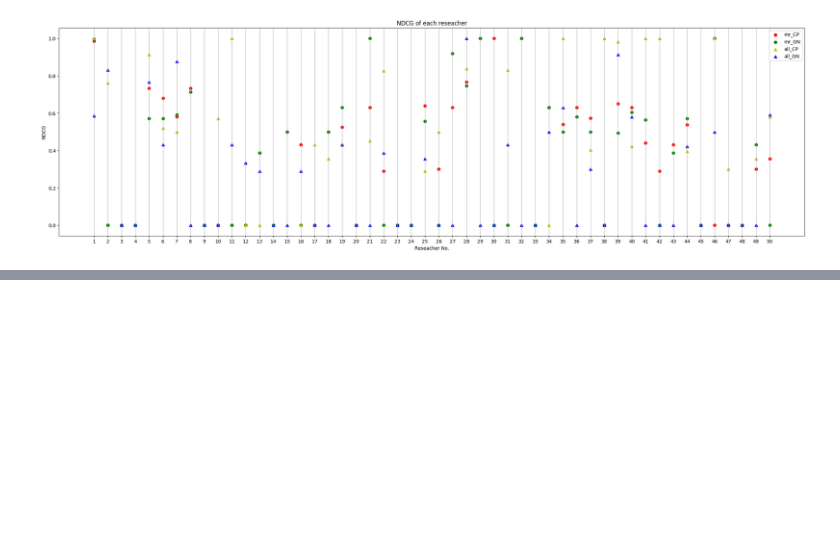
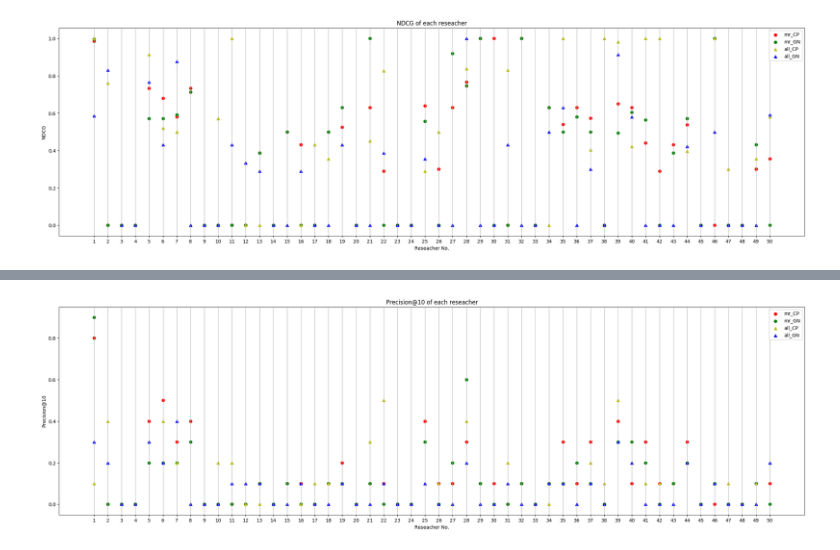
Before and after one commit to XueliPan/scholarly_paper_recommendatation, a Jupyter notebook: evaluation.ipynb, the cells around one changed output, grey strips where cells are left out. Drawn from its saved outputs; the diff is of its cells as text; code cells hidden in the pictures; blank space fills up the shorter version.

Commit message:
add plots of NDCG,P and RR for each reseacher

```diff
--- a/evaluation.ipynb
+++ b/evaluation.ipynb
@@ -196,24 +196,24 @@ def get_ndcg_p_mrr(data,ground_truth,num_user,k,rank_matrix_file):
     # get mean ndcg for the ranking matrix of 50 researchers
     average_ndcg = get_avg_ndcg(rank_matrix)
     metrics4each_user['NDCG@10'] = average_ndcg[1]
-    for r in range(1,num_user+1,1):
-        print('the ndcg for researcher {} is: {}'.format(r, average_ndcg[1][r-1]))
+#     for r in range(1,num_user+1,1):
+#         print('the ndcg for researcher {} is: {}'.format(r, average_ndcg[1][r-1]))
 
     # ge average precision for the ranking result of 50 researcher
     average_precision = avg_precision(rank_matrix)
     metrics4each_user['P@10'] = average_precision[1]
-    for r in range(1,num_user+1,1):
-        print('the precision for researcher {} is: {}'.format(r, average_precision[1][r-1]))
+#     for r in range(1,num_user+1,1):
+#         print('the precision for researcher {} is: {}'.format(r, average_precision[1][r-1]))
 
     # get mean reciprocal rank for the ranking result of 50 researcher
     mrr = mean_reciprocal_rank(rank_matrix)
     metrics4each_user['RR'] = mrr[1]
-    for r in range(1,num_user+1,1):
-        print('the reciprocal rank  for researcher {} is: {}'.format(r, mrr[1][r-1]))
+#     for r in range(1,num_user+1,1):
+#         print('the reciprocal rank  for researcher {} is: {}'.format(r, mrr[1][r-1]))
 
-    print('the average ndcg for all researchers is: {}'.format(average_ndcg))
-    print('the average precision for all researchers is: {}'.format(average_precision[0]))
-    print('the mean reciprocal rank for all researchers is: {}'.format(mrr[0]))
+#     print('the average ndcg for all researchers is: {}'.format(average_ndcg))
+#     print('the average precision for all researchers is: {}'.format(average_precision[0]))
+#     print('the mean reciprocal rank for all researchers is: {}'.format(mrr[0]))
 
 
     return(average_ndcg[0],average_precision[0],mrr[0],metrics4each_user)
@@ -360,0 +331,22 @@ plt.show()
+# %%
+# plot of Precision@10 for each reseacher
+x_data = list(range(1,51,1))
+y1_data = p4each_user[0]
+y2_data = p4each_user[1]
+y3_data = p4each_user[2]
+y4_data = p4each_user[3]
+
+plt.figure(figsize=(28,8), dpi= 100)
+l1 = plt.scatter(x_data, y1_data, c = 'r', marker = 'o', label = "mr_CP")
+l2 = plt.scatter(x_data, y2_data, c = 'g', marker = 'o', label = "mr_GN")
+l3 = plt.scatter(x_data, y3_data, c = 'y', marker = '^', label = "all_CP")
+l4 = plt.scatter(x_data, y4_data, c = 'b', marker = '^', label = "all_GN")
+plt.xlabel('Reseacher No.')
+plt.ylabel('Precision@10')
+plt.xticks(x_data[::1])
+plt.title('Precision@10 of each reseacher')
+plt.grid(axis = 'x')
+plt.legend()
+plt.show()
+# %% [output]
+[figure, added]
```
Also changed, not shown: parts of 6 cells of this notebook.
